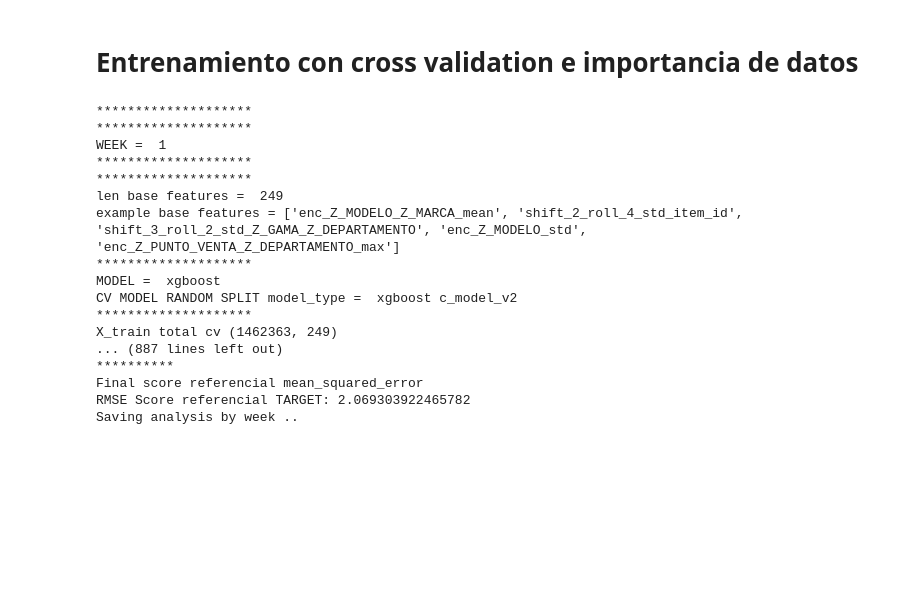
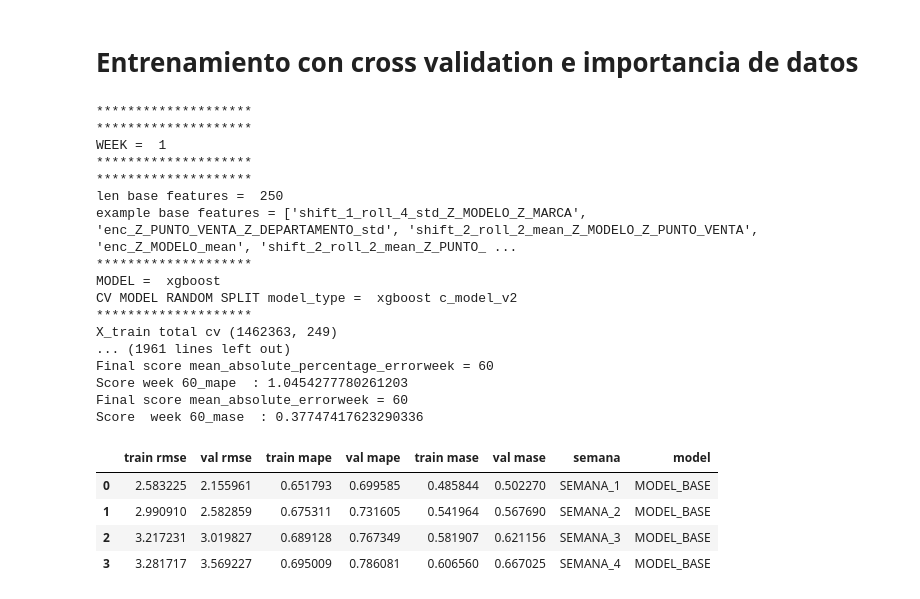
Before and after one commit to renatocastro33/DATATHON-ENTEL-2022---Reto2, a Jupyter notebook: notebooks/Forecasting_por_semanas/5.Entrenamiento_modelo1.ipynb, the cells around one changed output. Saved outputs shown, nothing was run; the diff lists cells and outputs as text; code cells hidden in the pictures; blank space fills up the shorter version.

```diff
--- a/notebooks/Forecasting_por_semanas/5.Entrenamiento_modelo1.ipynb
+++ b/notebooks/Forecasting_por_semanas/5.Entrenamiento_modelo1.ipynb
@@ -41,7 +41,8 @@ The autoreload extension is already loaded. To reload it, use:
 # %% [markdown]
 # Lectura de data referencial para sacar metricas de analisis
 # %%
-submission_top_reference = 'Submission_73.csv'
+#submission_top_reference = 'Submission_73.csv'
+submission_top_reference = 'submission_weeks3_custom_pred_0.5_pred_0.5_real_rmse_kaggle_0.247.csv'
 print('reading .. ',os.path.join('../../results/',submission_top_reference))
 result = pd.read_csv(os.path.join('../../results/',submission_top_reference))
 descriptive_columns = ['Z_MODELO','Z_PUNTO_VENTA','Z_GAMA','Z_WEEK']
@@ -79,7 +82,7 @@ print('df_train size :',df_train.shape)
 print('df_test size  :',df_test.shape)
 
 features_names = set(df_train.columns)-set([TARGET,'date_block_num',TARGET+'_clipped','release','item_id',
-                                            'Z_WEEK_DATE', 'Z_WEEK','date_block_num','year',
+                                            'Z_WEEK_DATE','date_block_num','year',
                                             'month', 'is_month_end', 'tm_m_end','is_month_start','tm_wm', 'tm_w_end','is_quarter_start','is_year_start',
                                              'day_of_week',
                                             'day_of_year', 'day',
@@ -129,8 +133,8 @@ PATH_RESULTS = '../../results/Demanda/'
 training.PATH_RESULTS = PATH_RESULTS
 training.submission_analysis.TARGET  = TARGET
 
-
-for SHIFT in range(1,3):
+metrics_dict_list = []
+for SHIFT in range(1,5):
     print('*'*20)
     print('*'*20)
     print('WEEK = ',SHIFT)
@@ -143,7 +147,7 @@ for SHIFT in range(1,3):
 
     ################### CV MODEL RANDOM SPLIT ###############
 
-
+    gc.collect()
 
     for idx,model_type in enumerate(['xgboost']):
 
@@ -160,11 +164,16 @@ for SHIFT in range(1,3):
         y_train = X_train[TARGET]
         y_test =  X_test[TARGET]
         y_submission = df_test[TARGET]
+
         X_train = X_train[features_names]
         X_test  = X_test[features_names]
         X_submission = df_test[features_names]
 
+        X_train_Z_WEEK = X_train['Z_WEEK']
 
+        del X_train['Z_WEEK']
+        del X_test['Z_WEEK']
+        del X_submission['Z_WEEK']
 
         print('X_train total cv',X_train.shape)
         print('X_test          ',X_test.shape)
@@ -174,15 +183,18 @@ for SHIFT in range(1,3):
         training.TARGET = TARGET
         training.SHIFT = SHIFT
 
-        df_submission,df_feature_importance = training.training_model_cv(model_type,model_version,X_train,y_train,
-                                                            X_test,y_test,X_submission,df_test,result,N_FOLDS)
+        df_submission,df_feature_importance,metrics = training.training_model_cv(model_type,model_version,X_train,y_train,
+                                                            X_test,y_test,X_submission,df_test,result,N_FOLDS,X_train_Z_WEEK)
 
+        metrics.append('SEMANA_'+str(SHIFT))
+        metrics.append('MODEL_BASE')
+        metrics_dict_list.append(metrics)
 
+        gc.collect()
 
-
-        #'''
+        '''
         if idx ==0 :
-            features_names = list(df_feature_importance['feature'][:15].values)
+            features_names = list(df_feature_importance['feature'][:30].values)
 
         ################### CV MODEL RANDOM SPLIT + FEATURE IMPORTANCE ###############
         important_features = list(df_feature_importance[:N_FEATURE_IMPORTANCE]['feature'])
@@ -212,24 +224,42 @@ for SHIFT in range(1,3):
         training.SHIFT = SHIFT
 
 
-        df_submission,df_feature_importance = training.training_model_cv(model_type,model_version,X_train,y_train,
-                                                               X_test,y_test,X_submission,df_test,result,N_FOLDS)
+        df_submission,df_feature_importance,metrics = training.training_model_cv(model_type,model_version,X_train,y_train,
+                                                               X_test,y_test,X_submission,df_test,result,N_FOLDS,X_train_Z_WEEK)
+
+        metrics.append('SEMANA_'+str(SHIFT))
+        metrics.append('MODEL_IMPORTANCE')
+        metrics_dict_list.append(metrics)
+        gc.collect()
         #'''
+        pass
 # %% [output]
 ********************
 ********************
 WEEK =  1
 ********************
 ********************
-len base features =  249
-example base features = ['enc_Z_MODELO_Z_MARCA_mean', 'shift_2_roll_4_std_item_id', 'shift_3_roll_2_std_Z_GAMA_Z_DEPARTAMENTO', 'enc_Z_MODELO_std', 'enc_Z_PUNTO_VENTA_Z_DEPARTAMENTO_max']
+len base features =  250
+example base features = ['shift_1_roll_4_std_Z_MODELO_Z_MARCA', 'enc_Z_PUNTO_VENTA_Z_DEPARTAMENTO_std', 'shift_2_roll_2_mean_Z_MODELO_Z_PUNTO_VENTA', 'enc_Z_MODELO_mean', 'shift_2_roll_2_mean_Z_PUNTO_ ...
 ********************
 MODEL =  xgboost
 CV MODEL RANDOM SPLIT model_type =  xgboost c_model_v2
 ********************
 X_train total cv (1462363, 249)
-... (887 lines left out)
-**********
-Final score referencial mean_squared_error
-RMSE Score referencial TARGET: 2.069303922465782
-Saving analysis by week ..
+... (1961 lines left out)
+Final score mean_absolute_percentage_errorweek = 60
+Score week 60_mape  : 1.0454277780261203
+Final score mean_absolute_errorweek = 60
+Score  week 60_mase  : 0.37747417623290336
+# %%
+import pandas as pd
+
+df = pd.DataFrame(metrics_dict_list,columns =['train rmse','val rmse','train mape','val mape','train mase','val mase','semana','model'])
+# %%
+df.head(10)
+# %% [output]
+|  | train rmse | val rmse | train mape | val mape | train mase | val mase | semana | model |
+| 0 | 2.583225 | 2.155961 | 0.651793 | 0.699585 | 0.485844 | 0.502270 | SEMANA_1 | MODEL_BASE |
+| 1 | 2.990910 | 2.582859 | 0.675311 | 0.731605 | 0.541964 | 0.567690 | SEMANA_2 | MODEL_BASE |
+| 2 | 3.217231 | 3.019827 | 0.689128 | 0.767349 | 0.581907 | 0.621156 | SEMANA_3 | MODEL_BASE |
+| 3 | 3.281717 | 3.569227 | 0.695009 | 0.786081 | 0.606560 | 0.667025 | SEMANA_4 | MODEL_BASE |
```
Also changed, not shown: parts of 6 cells of this notebook, 5 other files.
